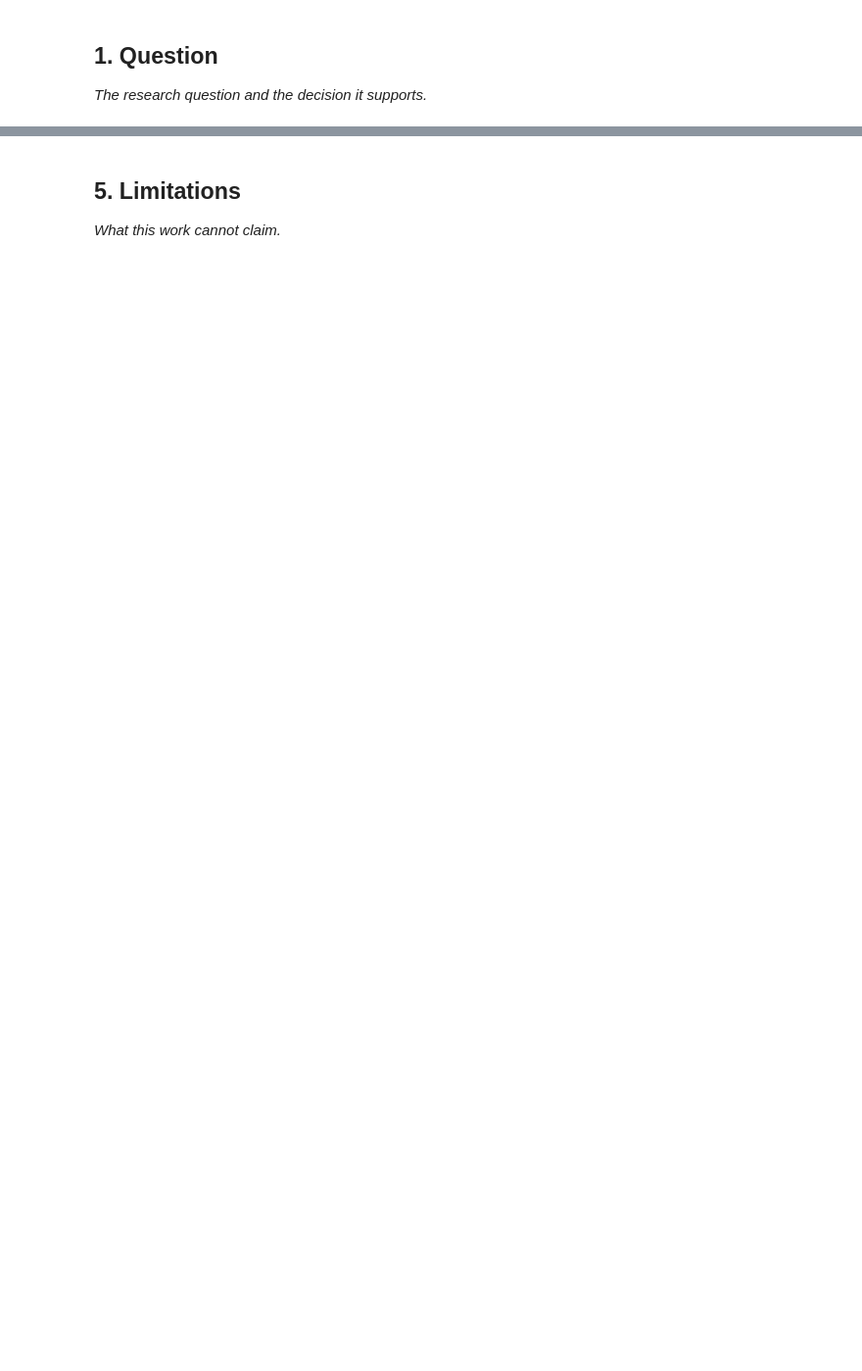
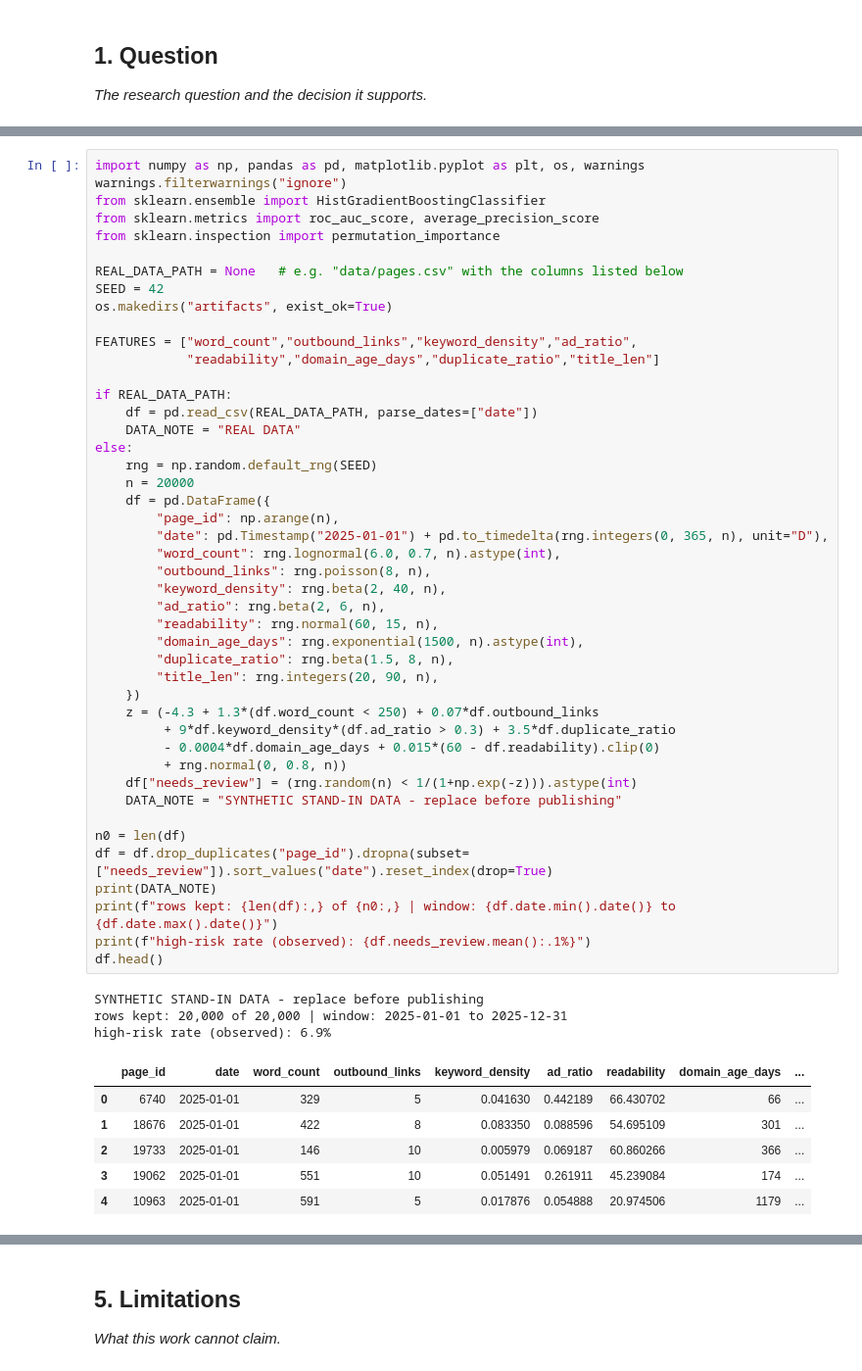
Before and after one commit to ayazahmedbscsf23-art/flyrank-ml-internship, a Jupyter notebook: work/notebooks/capstone.ipynb, the cells around one changed output, grey strips where cells are left out. Shown at 98% size. Drawn from its saved outputs; the diff is of its cells as text; blank space fills up the shorter version.

```diff
--- a/work/notebooks/capstone.ipynb
+++ b/work/notebooks/capstone.ipynb
@@ -20,0 +38,55 @@ This skeleton is yours to fill. Work the sections **in order** — each one has
+# %%
+import numpy as np, pandas as pd, matplotlib.pyplot as plt, os, warnings
+warnings.filterwarnings("ignore")
+from sklearn.ensemble import HistGradientBoostingClassifier
+from sklearn.metrics import roc_auc_score, average_precision_score
+from sklearn.inspection import permutation_importance
+
+REAL_DATA_PATH = None   # e.g. "data/pages.csv" with the columns listed below
+SEED = 42
+os.makedirs("artifacts", exist_ok=True)
+
+FEATURES = ["word_count","outbound_links","keyword_density","ad_ratio",
+            "readability","domain_age_days","duplicate_ratio","title_len"]
+
+if REAL_DATA_PATH:
+    df = pd.read_csv(REAL_DATA_PATH, parse_dates=["date"])
+    DATA_NOTE = "REAL DATA"
+else:
+    rng = np.random.default_rng(SEED)
+    n = 20000
+    df = pd.DataFrame({
+        "page_id": np.arange(n),
+        "date": pd.Timestamp("2025-01-01") + pd.to_timedelta(rng.integers(0, 365, n), unit="D"),
+        "word_count": rng.lognormal(6.0, 0.7, n).astype(int),
+        "outbound_links": rng.poisson(8, n),
+        "keyword_density": rng.beta(2, 40, n),
+        "ad_ratio": rng.beta(2, 6, n),
+        "readability": rng.normal(60, 15, n),
+        "domain_age_days": rng.exponential(1500, n).astype(int),
+        "duplicate_ratio": rng.beta(1.5, 8, n),
+        "title_len": rng.integers(20, 90, n),
+    })
+    z = (-4.3 + 1.3*(df.word_count < 250) + 0.07*df.outbound_links
+         + 9*df.keyword_density*(df.ad_ratio > 0.3) + 3.5*df.duplicate_ratio
+         - 0.0004*df.domain_age_days + 0.015*(60 - df.readability).clip(0)
+         + rng.normal(0, 0.8, n))
+    df["needs_review"] = (rng.random(n) < 1/(1+np.exp(-z))).astype(int)
+    DATA_NOTE = "SYNTHETIC STAND-IN DATA - replace before publishing"
+
+n0 = len(df)
+df = df.drop_duplicates("page_id").dropna(subset=["needs_review"]).sort_values("date").reset_index(drop=True)
+print(DATA_NOTE)
+print(f"rows kept: {len(df):,} of {n0:,} | window: {df.date.min().date()} to {df.date.max().date()}")
+print(f"high-risk rate (observed): {df.needs_review.mean():.1%}")
+df.head()
+# %% [output]
+SYNTHETIC STAND-IN DATA - replace before publishing
+rows kept: 20,000 of 20,000 | window: 2025-01-01 to 2025-12-31
+high-risk rate (observed): 6.9%
+|  | page_id | date | word_count | outbound_links | keyword_density | ad_ratio | readability | domain_age_days | ... |
+| 0 | 6740 | 2025-01-01 | 329 | 5 | 0.041630 | 0.442189 | 66.430702 | 66 | ... |
+| 1 | 18676 | 2025-01-01 | 422 | 8 | 0.083350 | 0.088596 | 54.695109 | 301 | ... |
+| 2 | 19733 | 2025-01-01 | 146 | 10 | 0.005979 | 0.069187 | 60.860266 | 366 | ... |
+| 3 | 19062 | 2025-01-01 | 551 | 10 | 0.051491 | 0.261911 | 45.239084 | 174 | ... |
+| 4 | 10963 | 2025-01-01 | 591 | 5 | 0.017876 | 0.054888 | 20.974506 | 1179 | ... |
```
Also changed, not shown: parts of 13 cells of this notebook.
